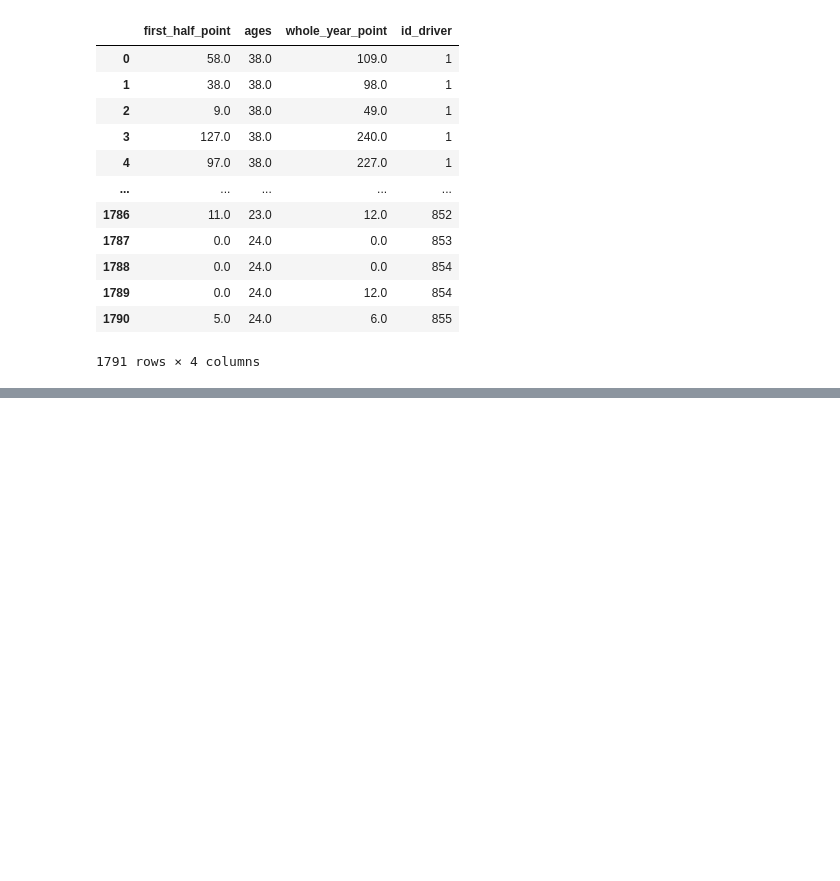
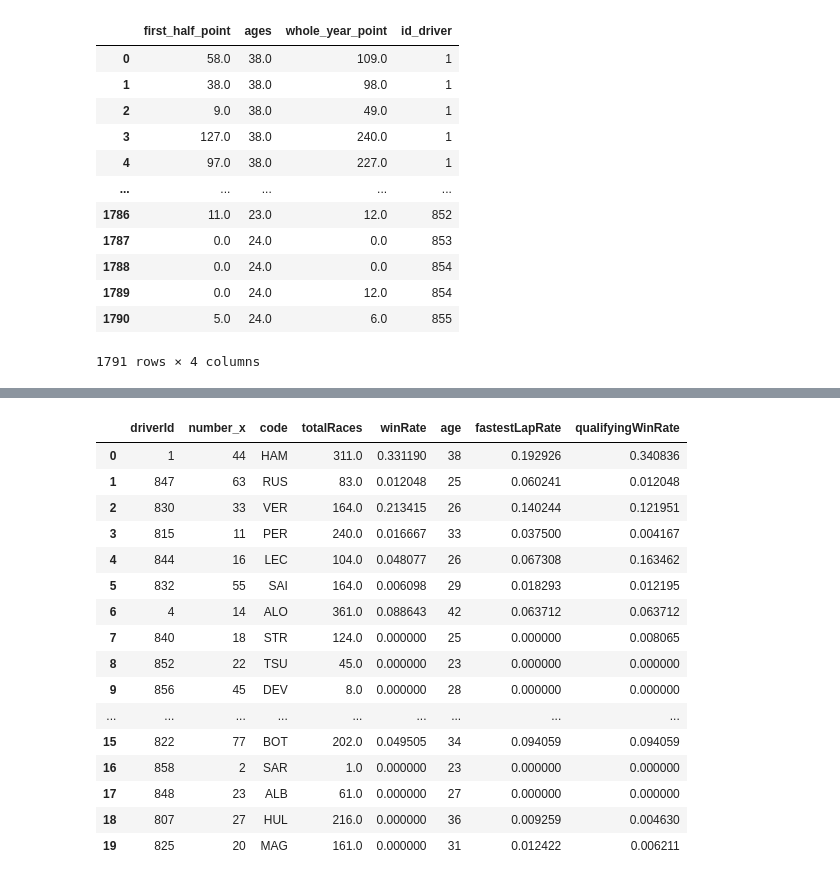
Before and after one commit to szklipy/F1_driver_standings_predictor, a Jupyter notebook: F1_Driver_standings_predictor.ipynb, the cells around one changed output, grey strips where cells are left out. Saved outputs shown, nothing was run; the diff lists cells and outputs as text; code cells hidden in the pictures; blank space fills up the shorter version.

```diff
--- a/F1_Driver_standings_predictor.ipynb
+++ b/F1_Driver_standings_predictor.ipynb
@@ -579,0 +703,21 @@ df_join
+# %%
+this_season_drivers = this_season_drivers.drop(['nationality_y','dob_x','nationality_x','driver_name'],1)
+this_season_drivers
+# %% [output]
+|  | driverId | number_x | code | totalRaces | winRate | age | fastestLapRate | qualifyingWinRate |
+| 0 | 1 | 44 | HAM | 311.0 | 0.331190 | 38 | 0.192926 | 0.340836 |
+| 1 | 847 | 63 | RUS | 83.0 | 0.012048 | 25 | 0.060241 | 0.012048 |
+| 2 | 830 | 33 | VER | 164.0 | 0.213415 | 26 | 0.140244 | 0.121951 |
+| 3 | 815 | 11 | PER | 240.0 | 0.016667 | 33 | 0.037500 | 0.004167 |
+| 4 | 844 | 16 | LEC | 104.0 | 0.048077 | 26 | 0.067308 | 0.163462 |
+| 5 | 832 | 55 | SAI | 164.0 | 0.006098 | 29 | 0.018293 | 0.012195 |
+| 6 | 4 | 14 | ALO | 361.0 | 0.088643 | 42 | 0.063712 | 0.063712 |
+| 7 | 840 | 18 | STR | 124.0 | 0.000000 | 25 | 0.000000 | 0.008065 |
+| 8 | 852 | 22 | TSU | 45.0 | 0.000000 | 23 | 0.000000 | 0.000000 |
+| 9 | 856 | 45 | DEV | 8.0 | 0.000000 | 28 | 0.000000 | 0.000000 |
+| ... | ... | ... | ... | ... | ... | ... | ... | ... |
+| 15 | 822 | 77 | BOT | 202.0 | 0.049505 | 34 | 0.094059 | 0.094059 |
+| 16 | 858 | 2 | SAR | 1.0 | 0.000000 | 23 | 0.000000 | 0.000000 |
+| 17 | 848 | 23 | ALB | 61.0 | 0.000000 | 27 | 0.000000 | 0.000000 |
+| 18 | 807 | 27 | HUL | 216.0 | 0.000000 | 36 | 0.009259 | 0.004630 |
+| 19 | 825 | 20 | MAG | 161.0 | 0.000000 | 31 | 0.012422 | 0.006211 |
```
Also changed, not shown: parts of 55 cells of this notebook.
